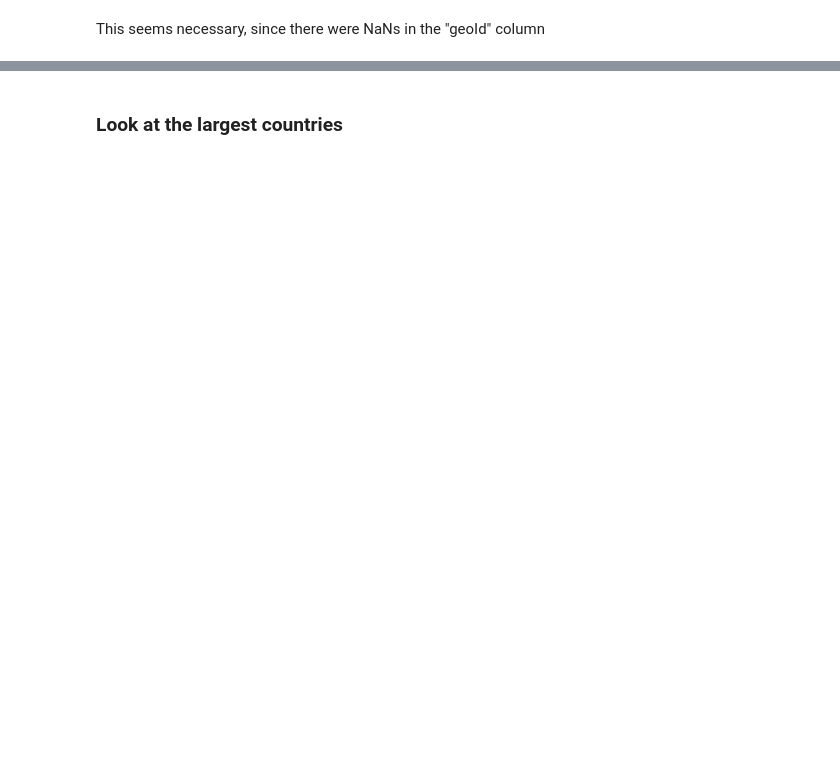
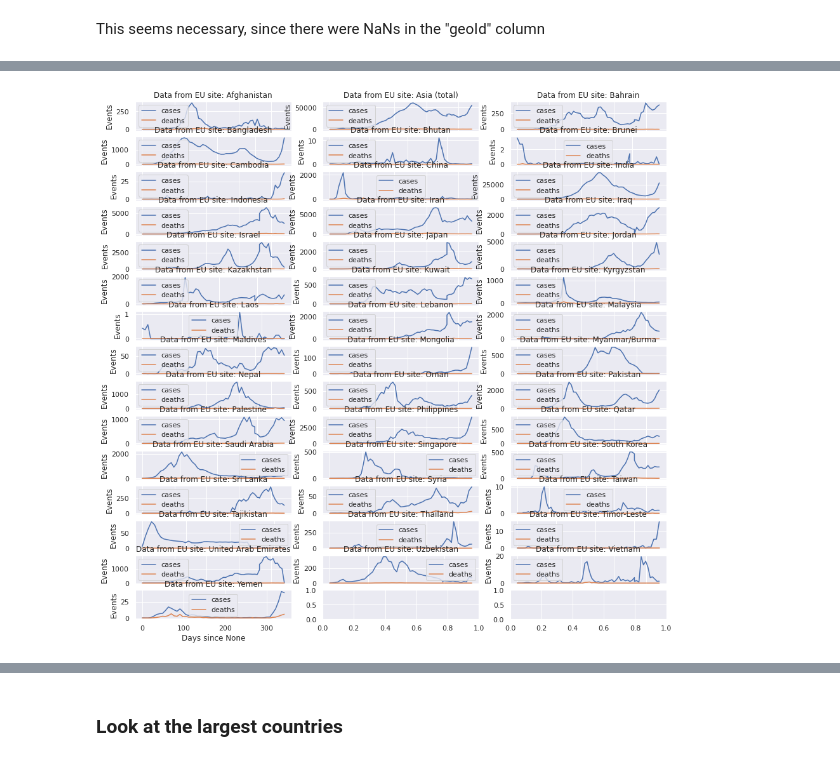
Before and after one commit to AlainLich/COVID-Data, a Jupyter notebook: JupySessions/COVID-Data-EU-Open-Data.ipynb, the cells around one changed output, grey strips where cells are left out. Saved outputs shown, nothing was run; the diff lists cells and outputs as text; code cells hidden in the pictures; blank space fills up the shorter version.

```diff
--- a/JupySessions/COVID-Data-EU-Open-Data.ipynb
+++ b/JupySessions/COVID-Data-EU-Open-Data.ipynb
@@ -267,4 +286,5 @@ data_covidDataEU["date"] = PAN.to_datetime(data_covidDataEU.loc[:,"dateRep"], fo
 # %%
+data_covidDataEU["date"] = PAN.to_datetime(data_covidDataEU.loc[:,"year_week"]+"-1", format="%Y-%W-%w")
 dateStart = data_covidDataEU["date"].min()
 dateEnd   = data_covidDataEU["date"].max()
 dateSpan  = dateEnd - dateStart
@@ -400,16 +295,0 @@ Saving figure FIG017
-# %%
-painter = figureFromFrame(None, subplots=subnodeSpec, figsize=(15,15))
-for (country,dfExtractOrig) in dtg :
-    pop = dfExtractOrig["popData2019"][0]
-    print(f"Country={country}, pop:{pop/1.0E6}M")
-    dfExtract = dfExtractOrig.set_index("elapsedDays").copy()
-    dfExtract.loc[:,"deaths"] = dfExtract.loc[:,"deaths_weekly"]/dfExtract.loc[:,"popData2019"]*1.0E6/7
-    painter.doPlot(df = dfExtract.loc[:,["deaths"]])
-    painter.setAttrs(label=f"Days since {dateStart}",
-                 title=f"Data from EU Data Portal: {country}",
-                 legend=True,
-                 xlabel=f"Days since {dateStart}",
-                 ylabel="Daily Events per million population"   )
-
-    painter.advancePlotIndex()
-ImgMgr.save_fig("FIG017B")
@@ -477,0 +296,29 @@ Saving figure FIG008
+# %%
+def prepareDataPerCountry(df, continent=None, minPop=None, maxPop=None):
+ dt = df.copy()
+ dt = dt.set_index("continent")
+ sel = True
+ if continent is not None:
+    sel = dt.index == continent
+ if minPop is not None:
+    sel = sel & (dt.loc[:,"population"]>= minPop)
+ if maxPop is not None:
+    sel = sel & (dt.loc[:,"population"]>= maxPop)
+
+ dtx = dt[sel]
+ dtg = dtx.groupby("country")
+ return dtg
+# %%
+dtg = prepareDataPerCountry(data_covidDataEU, continent="Asia")
+myEUConverter = EUSiteData()
+argDict = { "breakCond" : lambda count, country : count > 45,
+            "countryDataAdapter" :myEUConverter }
+
+myFig =  perCountryFigure(**argDict )
+
+plotCols = ( "cases", "deaths")
+
+myFig.initPainter( subnodeSpec=45, maxCol=3)
+myFig.mkImage( dtg, plotCols)
+# %% [output]
+[figure, added]
```
Also changed, not shown: parts of 46 cells of this notebook, 41 other files.
